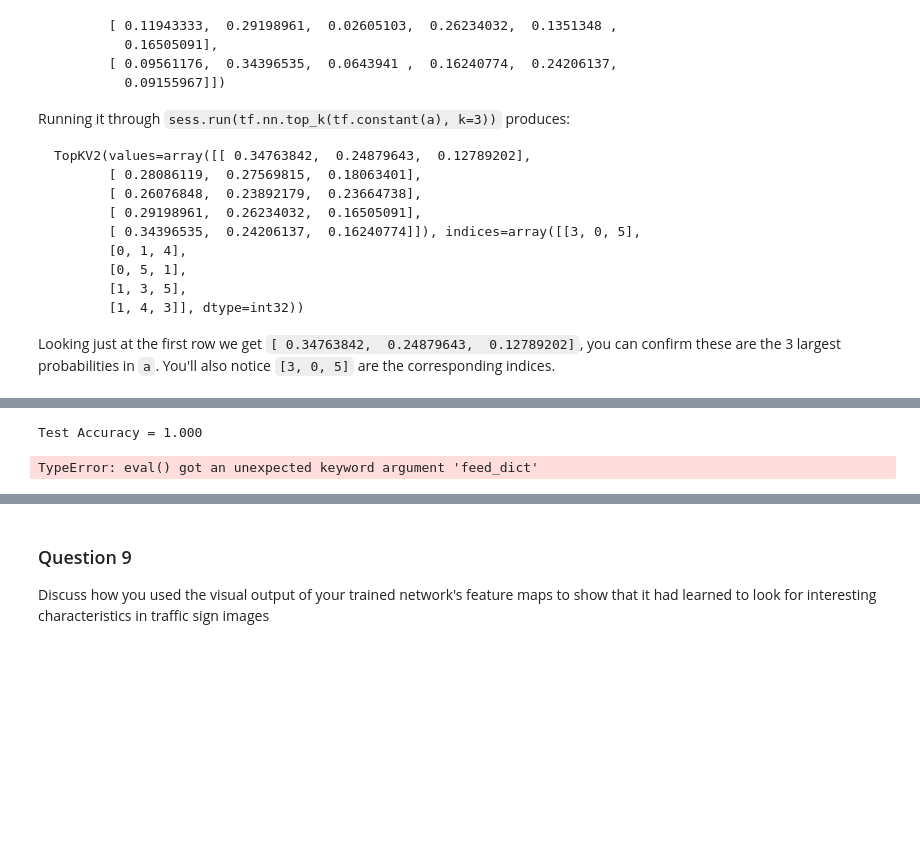
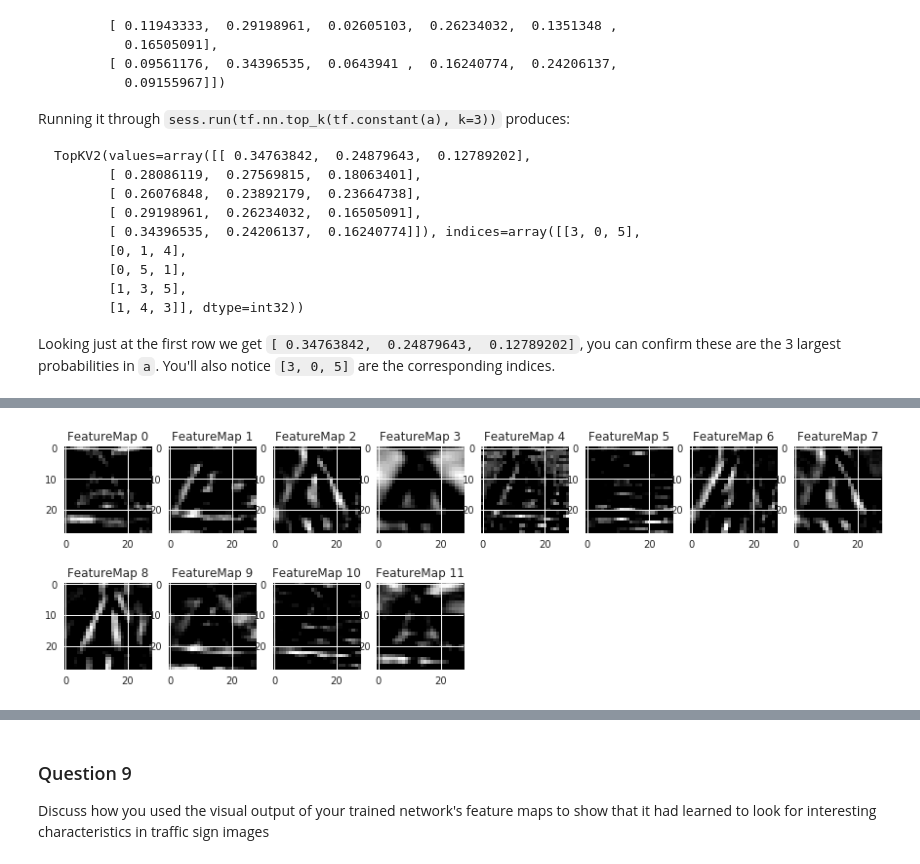
Before and after one commit to coderzbx/CarND-Traffic-Sign-Classifier-Project, a Jupyter notebook: Traffic_Sign_Classifier.ipynb, the cells around one changed output, grey strips where cells are left out. Drawn from its saved outputs; the diff is of its cells as text; code cells hidden in the pictures; blank space fills up the shorter version.

```diff
--- a/Traffic_Sign_Classifier.ipynb
+++ b/Traffic_Sign_Classifier.ipynb
@@ -1066,7 +1068,7 @@ def outputFeatureMap(image_input, tf_activation, activation_min=-1, activation_m
     # image_input =
     # Note: x should be the same name as your network's tensorflow data placeholder variable
     # If you get an error tf_activation is not defined it maybe having trouble accessing the variable from inside a function
-    activation = tf_activation.eval(session=sess,feed_dict={x : image_input})
+    activation = tf_activation.eval(session=sess,feed_dict={x : image_input, apply_dropout: False})
     featuremaps = activation.shape[3]
     plt.figure(plt_num, figsize=(15,15))
     for featuremap in range(featuremaps):
@@ -1082,11 +1084,14 @@ def outputFeatureMap(image_input, tf_activation, activation_min=-1, activation_m
             plt.imshow(activation[0,:,:, featuremap], interpolation="nearest", cmap="gray")
 # %%
 with tf.Session() as sess:
-    saver.restore(sess, './lenet10')
+    saver.restore(sess, './lenet11')
 
-    test_accuracy = evaluate(X_train_new_p, y_new)
-    print("Test Accuracy = {:.3f}".format(test_accuracy))
-    outputFeatureMap(X_train_new_p[0], weights[0])
+    #test_accuracy = evaluate(X_train_new_p, y_new)
+    #print("Test Accuracy = {:.3f}".format(test_accuracy))
+    #outputFeatureMap(X_train_new_p[0], weights[0])
+    act1 = tf.get_default_graph().get_tensor_by_name("conv1:0")
+    outputFeatureMap(X_train_new_p, act1)
+    #act2 = tf.get_default_graph().get_tensor_by_name("conv2:0")
+    #outputFeatureMap(X_train_new_p, act2)
 # %% [output]
-Test Accuracy = 1.000
-TypeError: eval() got an unexpected keyword argument 'feed_dict'
+[figure, added]
```
Also changed, not shown: parts of 30 cells of this notebook, 1 other file.
